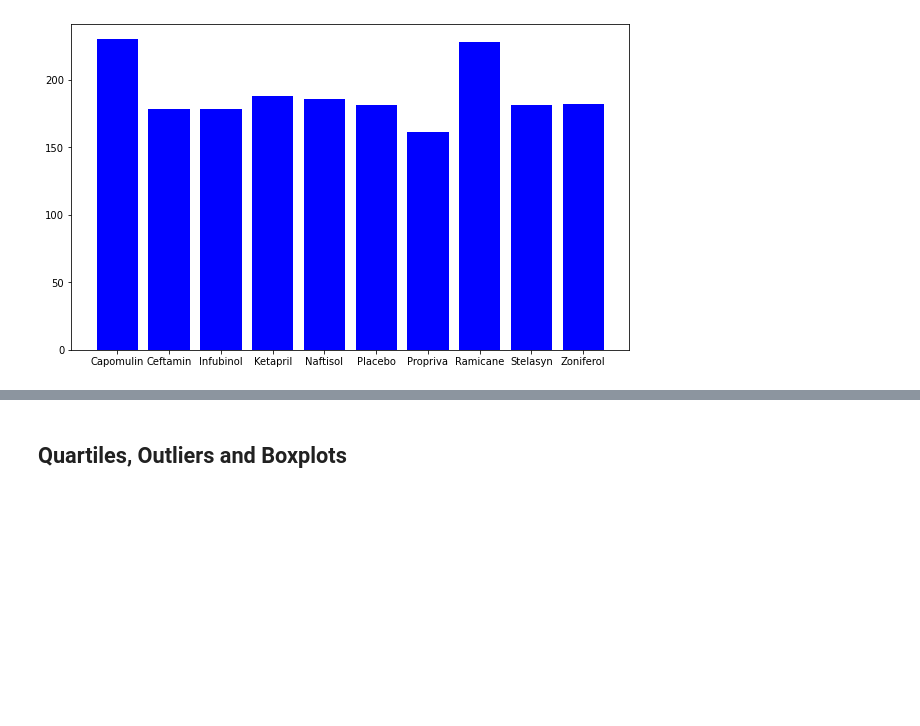
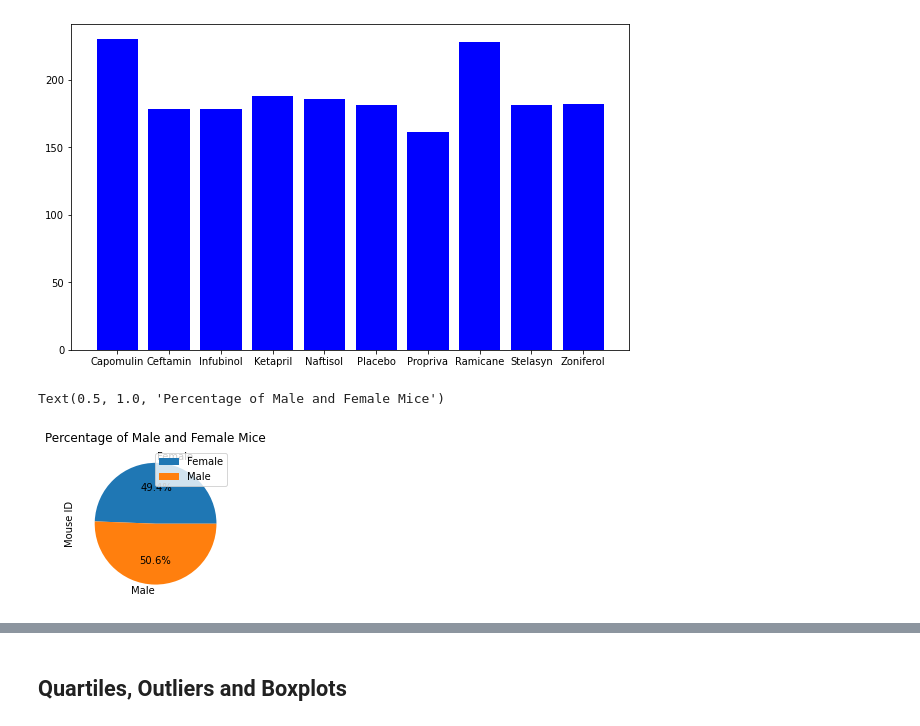
Before and after one commit to brettmw92/Matplotlib, a Jupyter notebook: HW/Instructions/Pymaceuticals/pymaceuticals_starter.ipynb, the cells around one changed output, grey strips where cells are left out. Drawn from its saved outputs; the diff is of its cells as text; code cells hidden in the pictures; blank space fills up the shorter version.

Commit message:
finished pie plot

```diff
--- a/HW/Instructions/Pymaceuticals/pymaceuticals_starter.ipynb
+++ b/HW/Instructions/Pymaceuticals/pymaceuticals_starter.ipynb
@@ -162,4 +162,13 @@ plt.bar(x_axis, drug_count, color="b", align="center")
 # %% [output]
 <BarContainer object of 10 artists>
 [figure]
+# %%
+# Generate a pie plot showing the distribution of female versus male mice using pandas
+gender = pd.DataFrame(merged.groupby(["Sex"]).count()).reset_index()
+axis_1 = plt.subplot(121, aspect="equal")
+gender.plot(kind="pie", y= "Mouse ID", ax = axis_1, labels=gender["Sex"], autopct='%1.1f%%')
+plt.title("Percentage of Male and Female Mice")
+# %% [output]
+Text(0.5, 1.0, 'Percentage of Male and Female Mice')
+[figure, added]
 # %%
```
Also changed, not shown: parts of 2 cells of this notebook.
